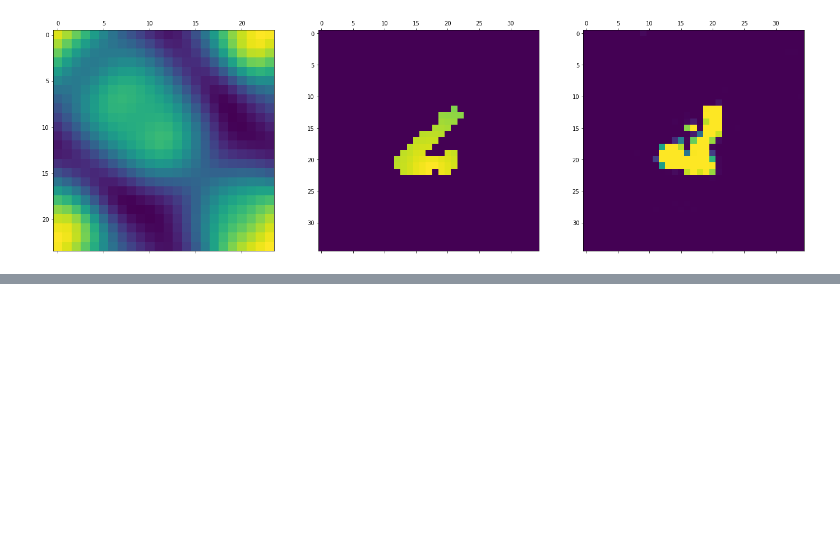
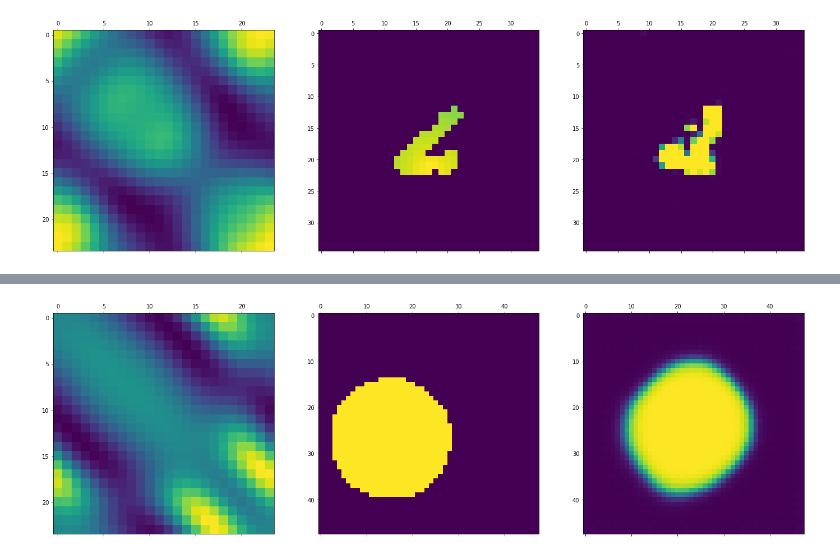
Before and after one commit to nguye82/microwave_imaging_project, a Jupyter notebook: UNET CNN.ipynb, the cells around one changed output, grey strips where cells are left out. Saved outputs shown, nothing was run; the diff lists cells and outputs as text; code cells hidden in the pictures; blank space fills up the shorter version.

```diff
--- a/UNET CNN.ipynb
+++ b/UNET CNN.ipynb
@@ -39,14 +35,14 @@ def readData(path, getTargetName = False):
     return result
 # %%
 fieldCirc, targetCirc, freqCirc, shapeCirc = readData(path = "./CircleData/", getTargetName=True)
-
-fieldCirc = fieldCirc[np.where(freqCirc == 1e9)]
-targetCirc = targetCirc[np.where(freqCirc == 1e9)]
-freqCirc = freqCirc[np.where(freqCirc == 1e9)]
 
 fieldCirc_transformed = np.reshape(fieldCirc, (fieldCirc.shape[0], fieldCirc.shape[1], fieldCirc.shape[2], 1))
 targetCirc_transformed = np.reshape(targetCirc, (targetCirc.shape[0], targetCirc.shape[1], targetCirc.shape[2], 1))
 
-field_train, field_test, target_train, target_test, freq_train, freq_test= train_test_split(
+fieldCirc_train, fieldCirc_test, targetCirc_train, targetCirc_test, freqCirc_train, freqCirc_test= train_test_split(
     fieldCirc_transformed, targetCirc_transformed, freqCirc, test_size=0.20, random_state=42)
+
+
+fieldCirc_train, fieldCirc_val, targetCirc_train, targetCirc_val= train_test_split(
+    fieldCirc_train, targetCirc_train, test_size=0.20, random_state=42)
 # %% [output]
@@ -297,0 +372,4 @@ plt.show()
+# %%
+inputCirc_shape = fieldCirc_train.shape[1:]
+model_shape = unet_for_shape(inputCirc_shape)
+model_shape.summary()
@@ -298,4 +394,5 @@ plt.show()
 # %%
-optimizer = tf.keras.optimizers.Adam(learning_rate=init_lr)
-model.compile(optimizer = optimizer, loss = 'mean_squared_error', metrics = 'accuracy')
-model.fit(x = fieldMNIST_train, y = targetMNIST_train, batch_size = 20, epochs = total_epoch, callbacks = [LearningRateScheduler(lr_scheduler)])
+# optimizer = tf.keras.optimizers.Adam(learning_rate=init_lr)
+model_shape.compile(optimizer = optimizer, loss = 'mean_squared_error', metrics = 'accuracy')
+model_shape.fit(x = fieldCirc_train, y = targetCirc_train, validation_data=(fieldCirc_val, targetCirc_val), batch_size = 20, epochs = total_epoch,
+               callbacks = [EarlyStopping(monitor='loss',patience=5)])
@@ -312,0 +418,2 @@ KeyboardInterrupt:
+# %%
+pred3 = model_shape.predict(fieldCirc_test)
@@ -312,0 +422,10 @@ KeyboardInterrupt:
+# %%
+fig, axs = plt.subplots(1, 3, figsize=(24, 24))
+
+axs[0].matshow(fieldCirc_test[3])
+axs[1].matshow(targetCirc_test[3])
+axs[2].matshow(pred3[3])
+
+plt.show()
+# %% [output]
+[figure, added]
```
Also changed, not shown: parts of 26 cells of this notebook.
